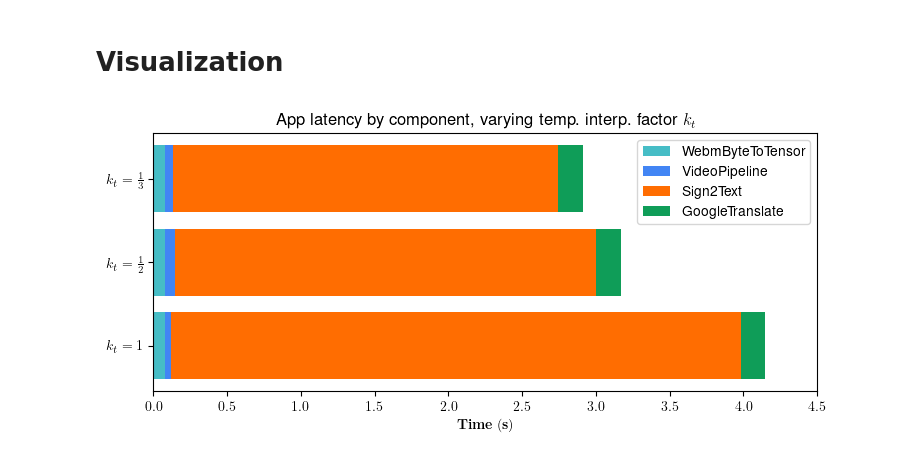
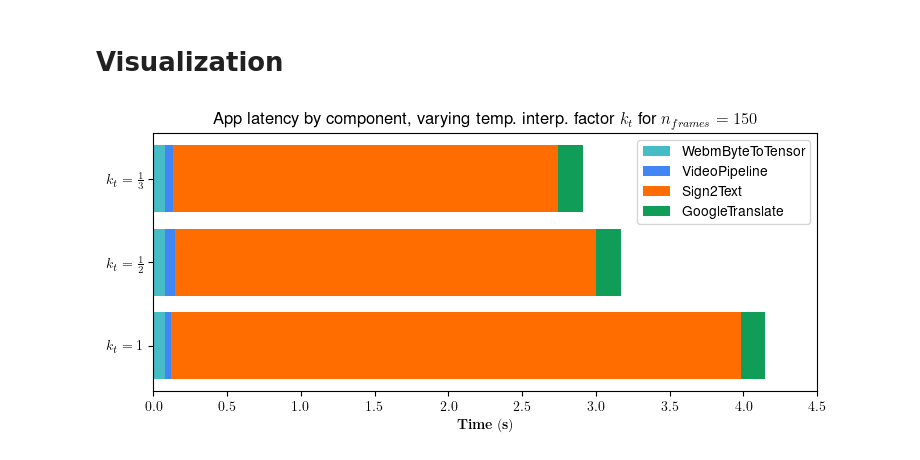
Before and after one commit to SignLanguage2Speech/SLTServer, a Jupyter notebook: perf_analysis_experiments.ipynb, the cells around one changed output. Drawn from its saved outputs; the diff is of its cells as text; code cells hidden in the pictures.

Commit message:
Add n_frames to plot title

```diff
--- a/perf_analysis_experiments.ipynb
+++ b/perf_analysis_experiments.ipynb
@@ -190,32 +190,32 @@ kt = ["$k_t = 1$", "$k_t = \\frac{1}{2}$", "$k_t = \\frac{1}{3}$"]
 #                                 [1.65e-01, 1.65e-01, 1.65e-01], # google_translate
 #                                 ]).T
 s2t_pipeline_times =  np.array([[7.67e-02, 7.67e-02, 7.67e-02], # byte_to_tensor
                                 [4.10e-02, 6.63e-02, 5.35e-02], # video_pipe
                                 np.array([0.792, 1.03, 1.11])+            # s2t_overhead
                                 np.array([3.075, 1.83, 1.505]),           # s2t_variable
                                 [1.65e-01, 1.65e-01, 1.65e-01], # google_translate
                                 ]).T
 
 # hacky one-liner because of weird matplotlib hbar syntax
 plots = [plt.barh(kt, s2t_pipeline_times[:,0], color=color_map[0])] + \
     [plt.barh(kt, s2t_pipeline_times[:,i], left=np.sum(s2t_pipeline_times[:,:i], axis=1), color=color_map[i]) for i in range(1,len(color_map))]
 
 
 plt.legend(plots,
            ["WebmByteToTensor",
             "VideoPipeline",
             "Sign2Text",
             # "Sign2Text [overhead]",
             # "Sign2Text [variable]",
             "GoogleTranslate"],
             loc="upper right")
 
 plt.xticks([x/2 for x in range(9+1)])
 plt.xlabel("$\mathbf{Time~(s)}$")
 # plt.grid(axis="x")
 
-plt.title("App latency by component, varying temp. interp. factor $k_t$")
+plt.title("App latency by component, varying temp. interp. factor $k_t$ for $n_{frames}=150$")
 # plt.show()
 plt.savefig("waterfall_diagram_v3.png")
 # %% [output]
-[figure, old version]
+[figure, new version]
```
